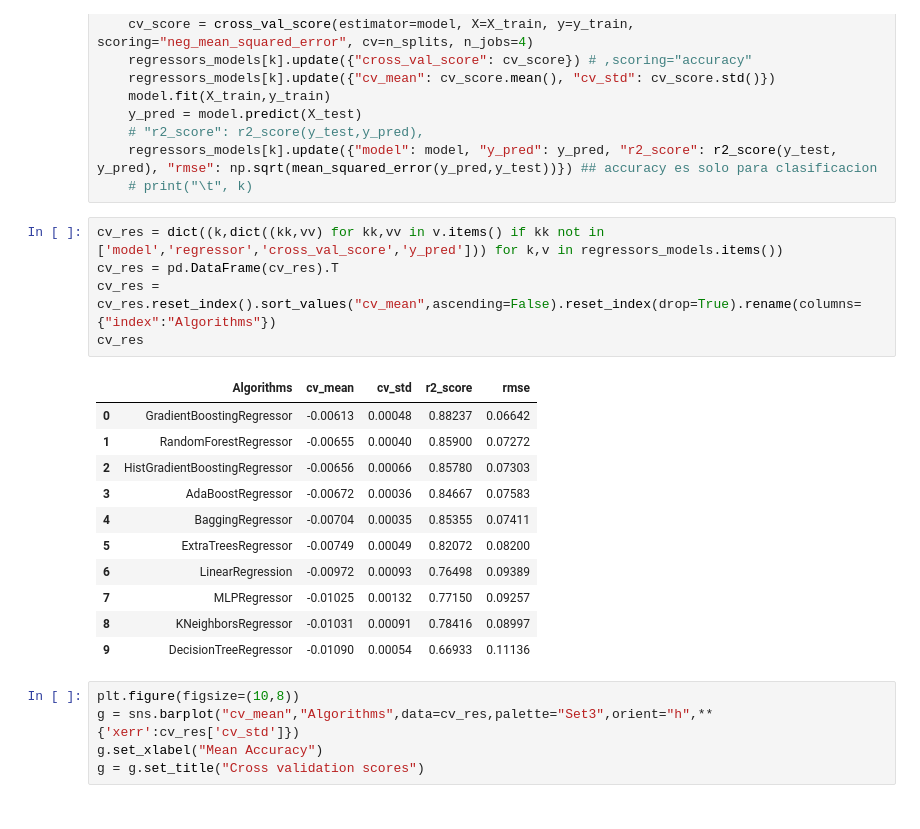
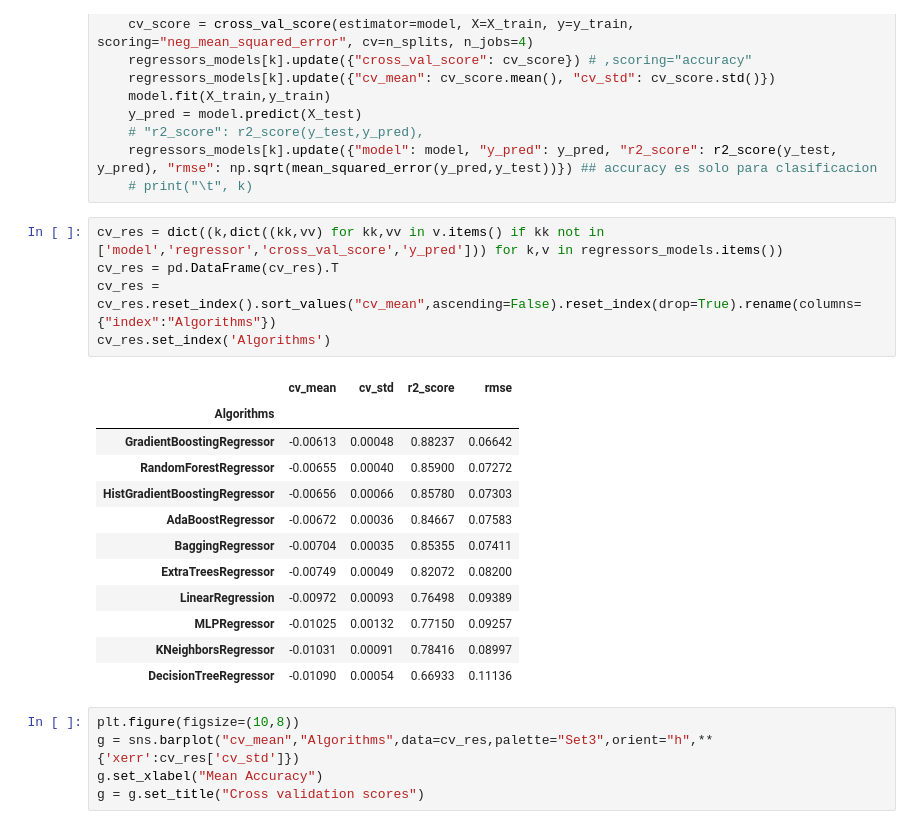
Before and after one commit to dherrerambo/analisis-de-datos-avanzados, a Jupyter notebook: Clase 8 - Ensamble Models/Tarea8.ipynb, the cells around one changed output. Cells and saved outputs as stored; diff of their text form.

```diff
--- a/Clase 8 - Ensamble Models/Tarea8.ipynb
+++ b/Clase 8 - Ensamble Models/Tarea8.ipynb
@@ -340,20 +340,21 @@ for k,v in p_bar:
 # %%
 cv_res = dict((k,dict((kk,vv) for kk,vv in v.items() if kk not in ['model','regressor','cross_val_score','y_pred'])) for k,v in regressors_models.items())
 cv_res = pd.DataFrame(cv_res).T
 cv_res = cv_res.reset_index().sort_values("cv_mean",ascending=False).reset_index(drop=True).rename(columns={"index":"Algorithms"})
-cv_res
+cv_res.set_index('Algorithms')
 # %% [output]
-|  | Algorithms | cv_mean | cv_std | r2_score | rmse |
-| 0 | GradientBoostingRegressor | -0.00613 | 0.00048 | 0.88237 | 0.06642 |
-| 1 | RandomForestRegressor | -0.00655 | 0.00040 | 0.85900 | 0.07272 |
-| 2 | HistGradientBoostingRegressor | -0.00656 | 0.00066 | 0.85780 | 0.07303 |
-| 3 | AdaBoostRegressor | -0.00672 | 0.00036 | 0.84667 | 0.07583 |
-| 4 | BaggingRegressor | -0.00704 | 0.00035 | 0.85355 | 0.07411 |
-| 5 | ExtraTreesRegressor | -0.00749 | 0.00049 | 0.82072 | 0.08200 |
-| 6 | LinearRegression | -0.00972 | 0.00093 | 0.76498 | 0.09389 |
-| 7 | MLPRegressor | -0.01025 | 0.00132 | 0.77150 | 0.09257 |
-| 8 | KNeighborsRegressor | -0.01031 | 0.00091 | 0.78416 | 0.08997 |
-| 9 | DecisionTreeRegressor | -0.01090 | 0.00054 | 0.66933 | 0.11136 |
+|  | cv_mean | cv_std | r2_score | rmse |
+| Algorithms |  |  |  |  |
+| GradientBoostingRegressor | -0.00613 | 0.00048 | 0.88237 | 0.06642 |
+| RandomForestRegressor | -0.00655 | 0.00040 | 0.85900 | 0.07272 |
+| HistGradientBoostingRegressor | -0.00656 | 0.00066 | 0.85780 | 0.07303 |
+| AdaBoostRegressor | -0.00672 | 0.00036 | 0.84667 | 0.07583 |
+| BaggingRegressor | -0.00704 | 0.00035 | 0.85355 | 0.07411 |
+| ExtraTreesRegressor | -0.00749 | 0.00049 | 0.82072 | 0.08200 |
+| LinearRegression | -0.00972 | 0.00093 | 0.76498 | 0.09389 |
+| MLPRegressor | -0.01025 | 0.00132 | 0.77150 | 0.09257 |
+| KNeighborsRegressor | -0.01031 | 0.00091 | 0.78416 | 0.08997 |
+| DecisionTreeRegressor | -0.01090 | 0.00054 | 0.66933 | 0.11136 |
 # %%
 plt.figure(figsize=(10,8))
 g = sns.barplot("cv_mean","Algorithms",data=cv_res,palette="Set3",orient="h",**{'xerr':cv_res['cv_std']})
```
Also changed, not shown: parts of 10 cells of this notebook, 1 other file.
